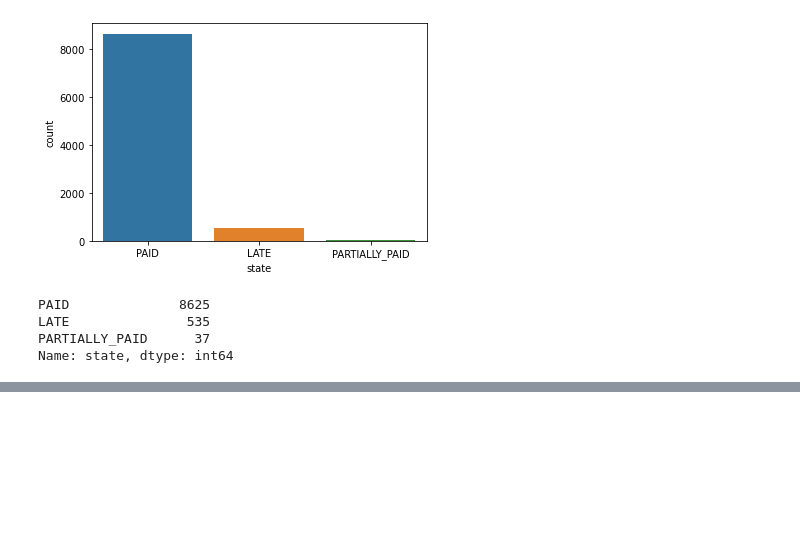
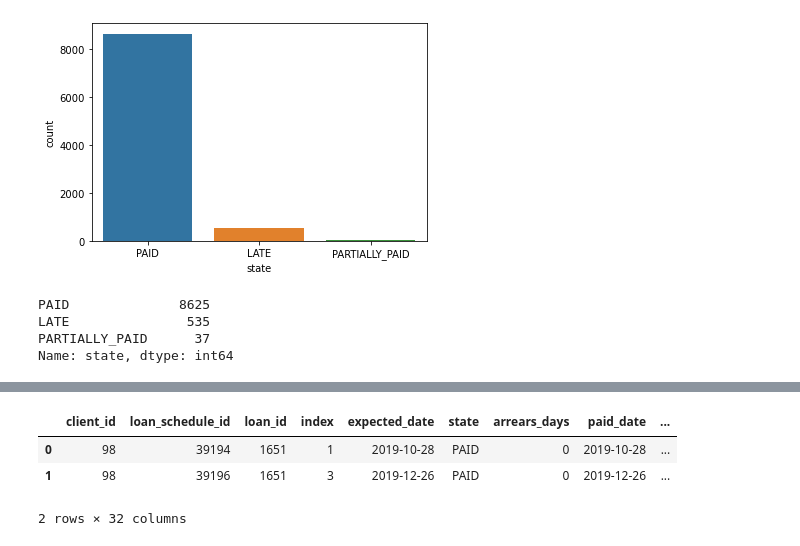
Before and after one commit to cbarros7/capstone_project_holberton, a Jupyter notebook: processing_data.ipynb, the cells around one changed output, grey strips where cells are left out. Cells and saved outputs as stored; diff of their text form; code cells hidden in the pictures; blank space fills up the shorter version.

```diff
--- a/processing_data.ipynb
+++ b/processing_data.ipynb
@@ -111,0 +166,30 @@ data.merge(df, left_on='client_id', right_on='ID Cliente').to_excel('output.xlsx
+# %%
+rep_columns = ['Procesos judiciales', 'Alertas', 'Website empresa',
+               'Instagram empresa', 'LinkedIn empresa',
+               'LinkedIn empresarios', 'Impacto', 'Acceso previso a la banca',
+               'Mujeres empresarias']
+
+clean_data[rep_columns] = clean_data[rep_columns].replace({'No procesos judiciales':'No',
+                                                           'Sí procesos judiciales':'Si',
+                                                           'No Alertas':'No',
+                                                           'Sí Alertas': 'Si',
+                                                           'No website':'No',
+                                                           'Si website':'Si',
+                                                           'No Ig':'No',
+                                                           'Si Ig':'Si',
+                                                           'No LinkedIn':'No',
+                                                           'Si LinkedIn':'Si',
+                                                           'No LinkedIn empresarios':'No',
+                                                           'Si LinkedIn empresarios':'Si',
+                                                           'Si Impacto':'Si',
+                                                           'No Impacto':'No',
+                                                           'Si acceso a la banca':'Si',
+                                                           'No acceso a la banca':'No',
+                                                           'No mujeres empresarias':'No',
+                                                           'Si mujeres empresarias':'Si'})
+clean_data.head(2)
+# %% [output]
+|  | client_id | loan_schedule_id | loan_id | index | expected_date | state | arrears_days | paid_date | ... |
+| 0 | 98 | 39194 | 1651 | 1 | 2019-10-28 | PAID | 0 | 2019-10-28 | ... |
+| 1 | 98 | 39196 | 1651 | 3 | 2019-12-26 | PAID | 0 | 2019-12-26 | ... |
+2 rows × 32 columns
```
Also changed, not shown: parts of 6 cells of this notebook.
